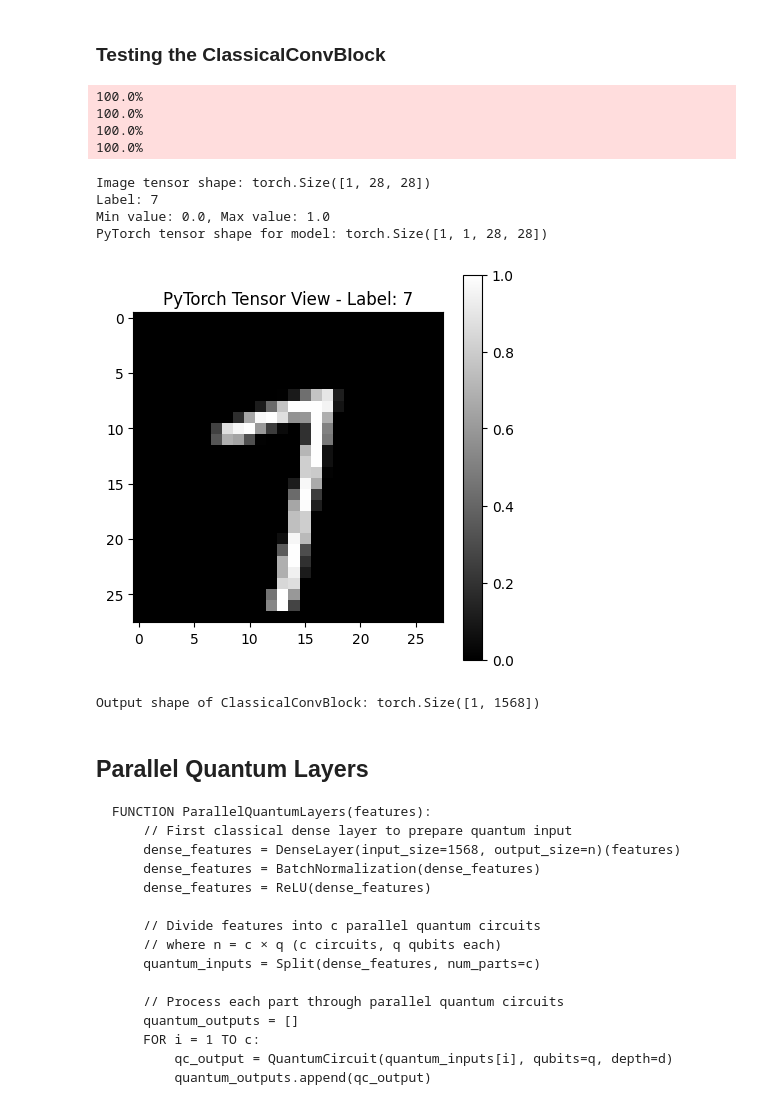
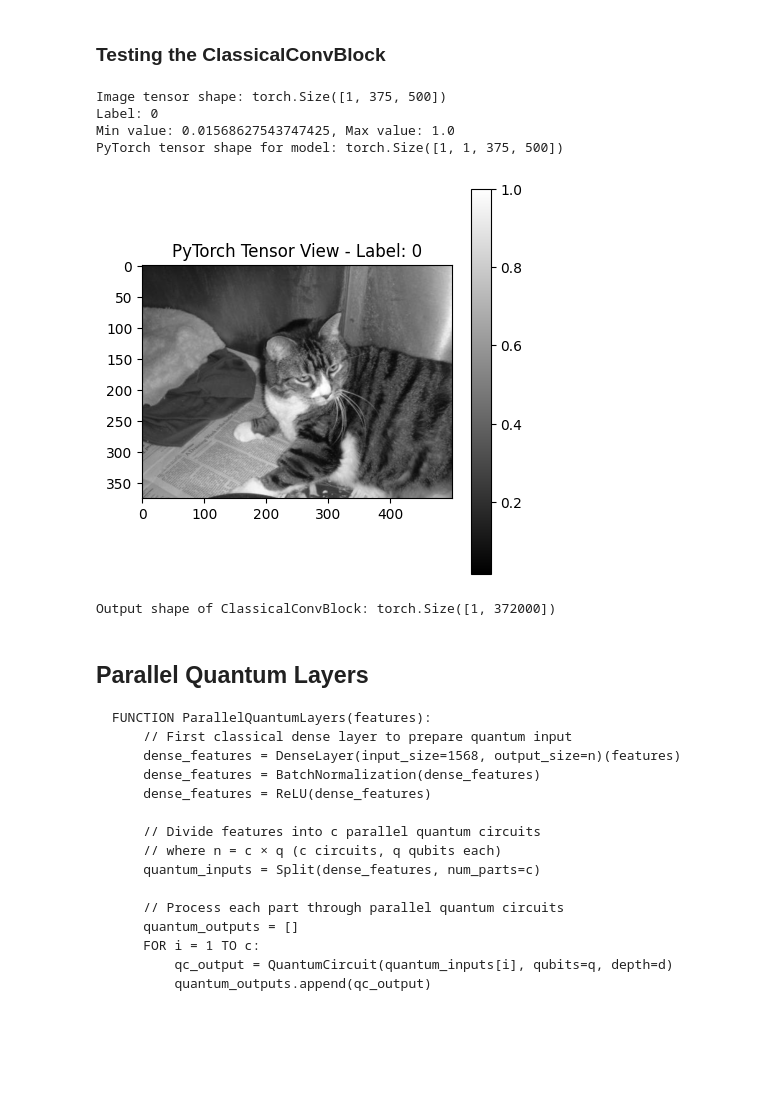
Before and after one commit to pk-2004/quantum-classification, a Jupyter notebook: HQNN/HQNN-Parallel-local.ipynb, the cells around one changed output. Drawn from its saved outputs; the diff is of its cells as text; code cells hidden in the pictures; blank space fills up the shorter version.

```diff
--- a/HQNN/HQNN-Parallel-local.ipynb
+++ b/HQNN/HQNN-Parallel-local.ipynb
@@ -162,50 +118,56 @@ ClassicalConvBlock = nn.Sequential(
 # %% [markdown]
 ### Testing the ClassicalConvBlock
 # %%
-# Define a transform to convert images to PyTorch tensors and normalize to [0, 1]
-transform = transforms.ToTensor()
+
 
 # Load MNIST dataset using torchvision
-train_dataset = datasets.MNIST(root='./data', train=True, download=True, transform=transform)
+from torchvision import datasets, transforms
+
+transform = transforms.Compose([
+    transforms.Grayscale(num_output_channels=1),  # Ensure 1 channel like MNIST
+    transforms.ToTensor()
+])
+
+# Your local path to PetImages
+data_dir = r"C:\Users\prana\OneDrive - University of Maryland\Ionq\quantum-classification\HQNN\data\PetImages"
+
+train_dataset = datasets.ImageFolder(root=data_dir, transform=transform)
+
 
 # Select a single image
-img_idx = 42  # Choose an arbitrary index
+img_idx = 2000  # Choose an arbitrary index
 img_tensor, label = train_dataset[img_idx]  # The transform is applied automatically
 
 # Print information about the image
 # The tensor is already in [channels, height, width] format
 print(f"Image tensor shape: {img_tensor.shape}")
 print(f"Label: {label}")
 print(f"Min value: {img_tensor.min()}, Max value: {img_tensor.max()}")
 
 # Add a batch dimension for processing with the model
 # PyTorch expects format: [batch_size, channels, height, width]
 img_tensor = img_tensor.unsqueeze(0)
-print(f"PyTorch tensor shape for model: {img_tensor.shape}")  # Should be [1, 1, 28, 28]
+print(f"PyTorch tensor shape for model: {img_tensor.shape}")
 
 # For visualization of tensor format
 plt.figure(figsize=(5, 5))
 # We use .squeeze() to remove the batch and channel dimensions for plotting
 plt.imshow(img_tensor.squeeze().numpy(), cmap='gray')
 plt.title(f"PyTorch Tensor View - Label: {label}")
 plt.colorbar()
 plt.grid(False)
 plt.show()
 
 # Test the convolutionalblock
 features = ClassicalConvBlock(img_tensor)
 print(f"Output shape of ClassicalConvBlock: {features.shape}")
 # %% [output]
-100.0%
-100.0%
-100.0%
-100.0%
+Image tensor shape: torch.Size([1, 375, 500])
+Label: 0
+Min value: 0.01568627543747425, Max value: 1.0
+PyTorch tensor shape for model: torch.Size([1, 1, 375, 500])
+[figure, new version]
-Image tensor shape: torch.Size([1, 28, 28])
-Label: 7
-Min value: 0.0, Max value: 1.0
-PyTorch tensor shape for model: torch.Size([1, 1, 28, 28])
+Output shape of ClassicalConvBlock: torch.Size([1, 372000])
-[figure, old version]
-Output shape of ClassicalConvBlock: torch.Size([1, 1568])
 # %% [markdown]
 ## Parallel Quantum Layers
 
```
Also changed, not shown: parts of 13 cells of this notebook, 2 other files.
